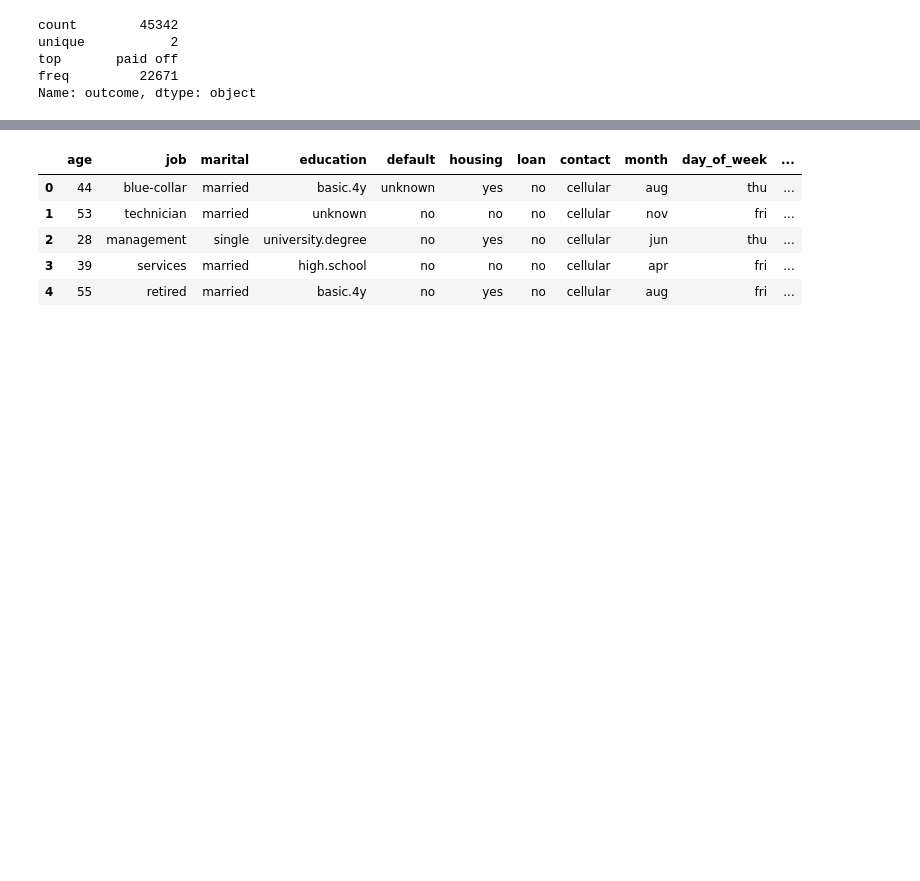
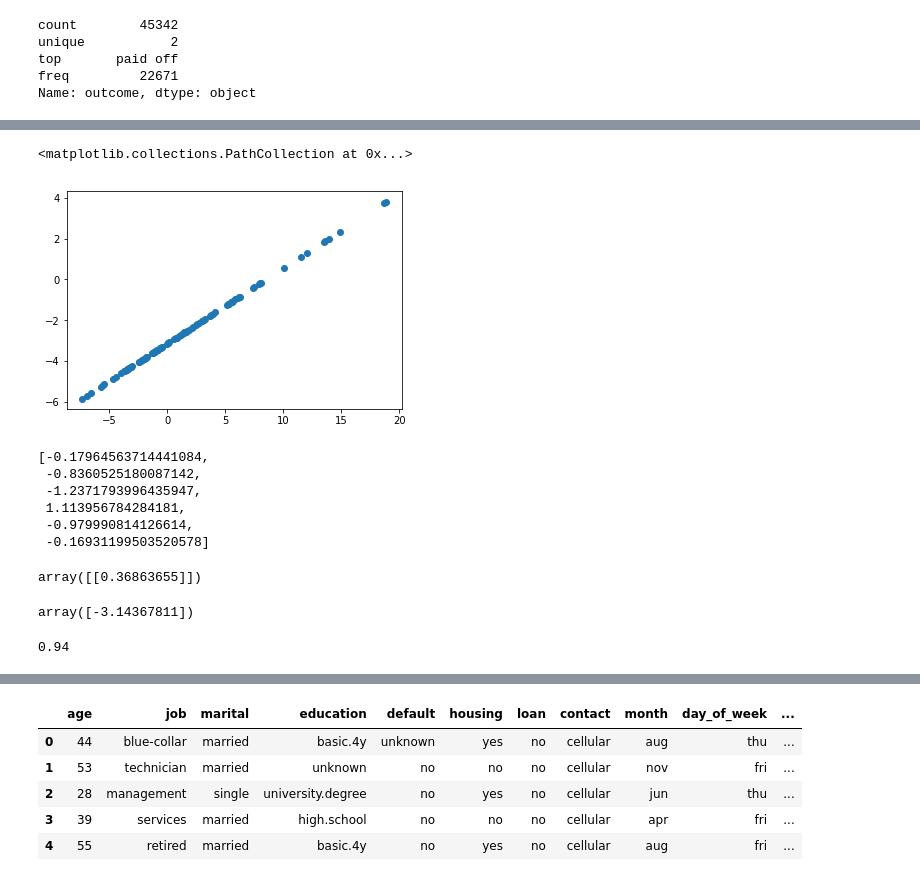
Before and after one commit to coolum001/Stats4DSNotebookProject, a Jupyter notebook: Stats4DS-2.ipynb, the cells around one changed output, grey strips where cells are left out. Cells and saved outputs as stored; diff of their text form; code cells hidden in the pictures; blank space fills up the shorter version.

```diff
--- a/Stats4DS-2.ipynb
+++ b/Stats4DS-2.ipynb
@@ -50,0 +118,27 @@ Name: outcome, dtype: object
+# %%
+df = log_model.decision_function(X)
+plt.scatter(X, df)
+# %% [output]
+<matplotlib.collections.PathCollection at 0x...>
+[figure, added]
+# %%
+[d for d,diff in zip(df, y-y2) if np.abs(diff)>0.5]
+# %% [output]
+[-0.17964563714441084,
+ -0.8360525180087142,
+ -1.2371793996435947,
+ 1.113956784284181,
+ -0.979990814126614,
+ -0.16931199503520578]
+# %%
+log_model.coef_
+# %% [output]
+array([[0.36863655]])
+# %%
+log_model.intercept_
+# %% [output]
+array([-3.14367811])
+# %%
+log_model.score(X, y)
+# %% [output]
+0.94
```
Also changed, not shown: parts of 76 cells of this notebook, 1 other file.
